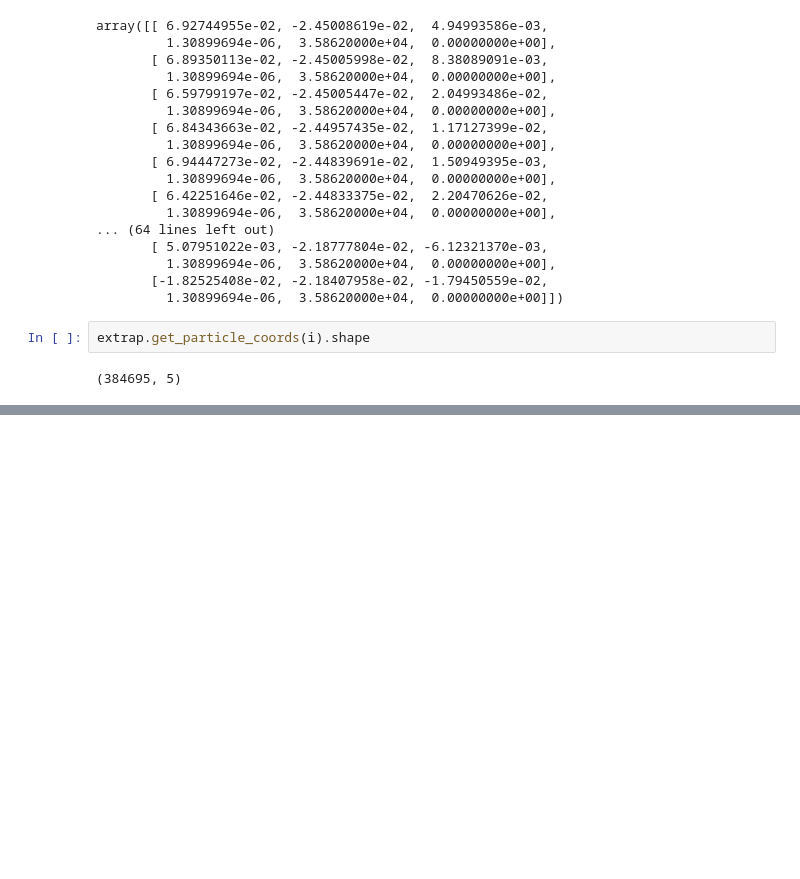
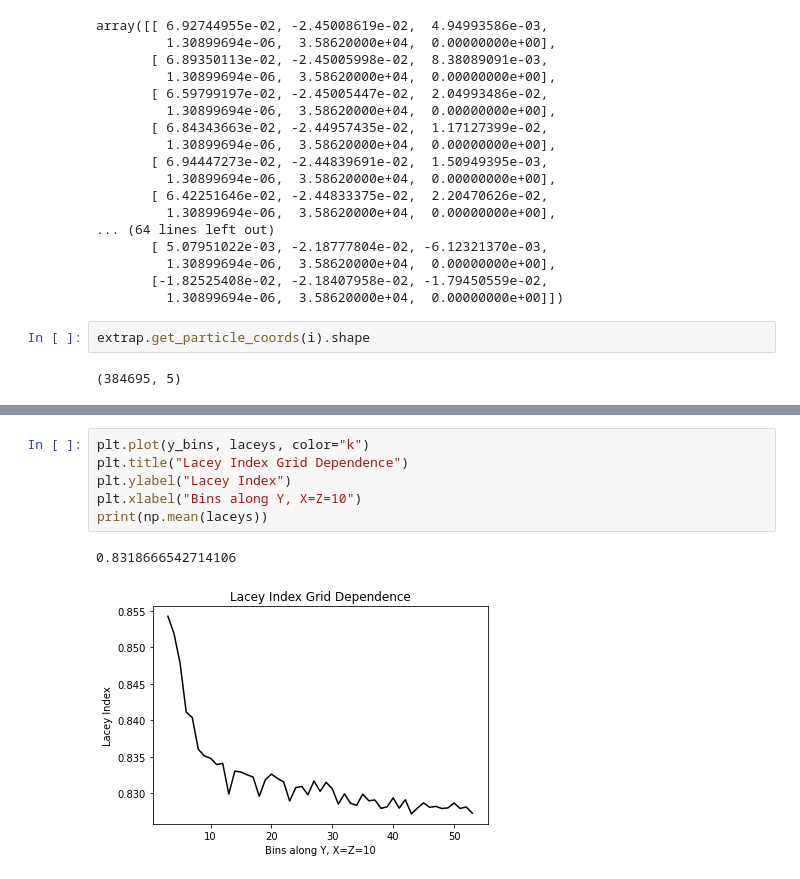
Before and after one commit to elispelis/DEM-Dissertation, a Jupyter notebook: src/dem_extr_rnn_lacey.ipynb, the cells around one changed output, grey strips where cells are left out. Saved outputs shown, nothing was run; the diff lists cells and outputs as text; blank space fills up the shorter version.

```diff
--- a/src/dem_extr_rnn_lacey.ipynb
+++ b/src/dem_extr_rnn_lacey.ipynb
@@ -493,0 +566,9 @@ extrap.get_particle_coords(i).shape
+# %%
+plt.plot(y_bins, laceys, color="k")
+plt.title("Lacey Index Grid Dependence")
+plt.ylabel("Lacey Index")
+plt.xlabel("Bins along Y, X=Z=10")
+print(np.mean(laceys))
+# %% [output]
+0.8318666542714106
+[figure, added]
```
Also changed, not shown: parts of 7 cells of this notebook, 3 other files.
